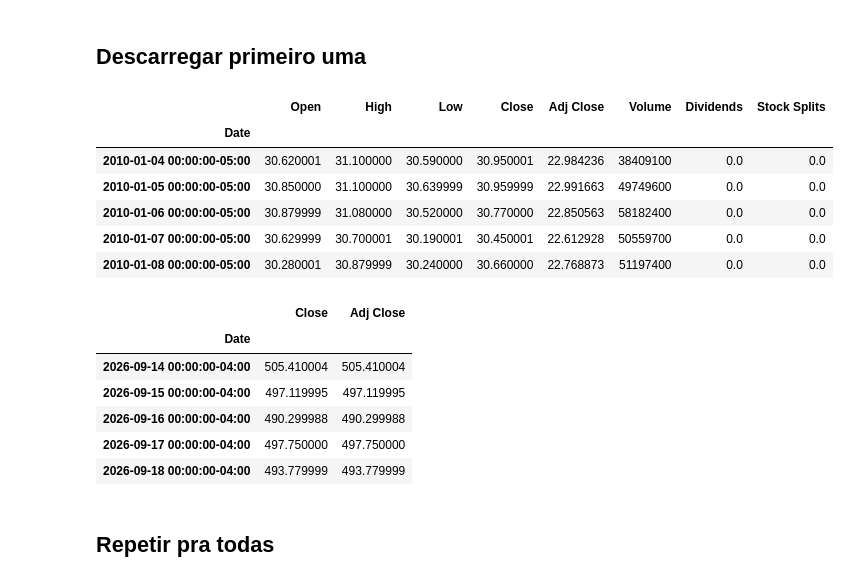
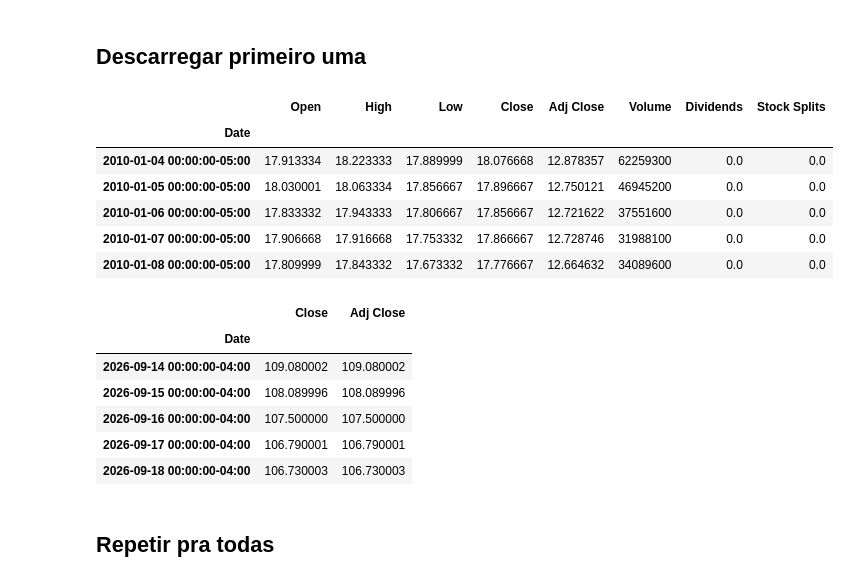
Before and after one commit to Troniospt/Projecto_Asset, a Jupyter notebook: notebooks/01_coleta_e_tratamento.ipynb, the cells around one changed output. Saved outputs shown, nothing was run; the diff lists cells and outputs as text; code cells hidden in the pictures.

```diff
--- a/notebooks/01_coleta_e_tratamento.ipynb
+++ b/notebooks/01_coleta_e_tratamento.ipynb
@@ -94,33 +94,33 @@ Fim: 2026-09-21
 # %% [markdown]
 ## Descarregar primeiro uma
 # %%
-exemplo = yf.Ticker('MSFT').history(
+exemplo = yf.Ticker('WMT').history(
     start=inicio,
     end=fim.strftime('%Y-%m-%d'),
     auto_adjust=False,
     actions=True,
     repair=False
 )
 
 
 
 display(exemplo.head())
 display(exemplo[['Close', 'Adj Close']].tail())
 # %% [output]
 |  | Open | High | Low | Close | Adj Close | Volume | Dividends | Stock Splits |
 | Date |  |  |  |  |  |  |  |  |
-| 2010-01-04 00:00:00-05:00 | 30.620001 | 31.100000 | 30.590000 | 30.950001 | 22.984236 | 38409100 | 0.0 | 0.0 |
-| 2010-01-05 00:00:00-05:00 | 30.850000 | 31.100000 | 30.639999 | 30.959999 | 22.991663 | 49749600 | 0.0 | 0.0 |
-| 2010-01-06 00:00:00-05:00 | 30.879999 | 31.080000 | 30.520000 | 30.770000 | 22.850563 | 58182400 | 0.0 | 0.0 |
-| 2010-01-07 00:00:00-05:00 | 30.629999 | 30.700001 | 30.190001 | 30.450001 | 22.612928 | 50559700 | 0.0 | 0.0 |
-| 2010-01-08 00:00:00-05:00 | 30.280001 | 30.879999 | 30.240000 | 30.660000 | 22.768873 | 51197400 | 0.0 | 0.0 |
+| 2010-01-04 00:00:00-05:00 | 17.913334 | 18.223333 | 17.889999 | 18.076668 | 12.878357 | 62259300 | 0.0 | 0.0 |
+| 2010-01-05 00:00:00-05:00 | 18.030001 | 18.063334 | 17.856667 | 17.896667 | 12.750121 | 46945200 | 0.0 | 0.0 |
+| 2010-01-06 00:00:00-05:00 | 17.833332 | 17.943333 | 17.806667 | 17.856667 | 12.721622 | 37551600 | 0.0 | 0.0 |
+| 2010-01-07 00:00:00-05:00 | 17.906668 | 17.916668 | 17.753332 | 17.866667 | 12.728746 | 31988100 | 0.0 | 0.0 |
+| 2010-01-08 00:00:00-05:00 | 17.809999 | 17.843332 | 17.673332 | 17.776667 | 12.664632 | 34089600 | 0.0 | 0.0 |
 |  | Close | Adj Close |
 | Date |  |  |
-| 2026-09-14 00:00:00-04:00 | 505.410004 | 505.410004 |
-| 2026-09-15 00:00:00-04:00 | 497.119995 | 497.119995 |
-| 2026-09-16 00:00:00-04:00 | 490.299988 | 490.299988 |
-| 2026-09-17 00:00:00-04:00 | 497.750000 | 497.750000 |
-| 2026-09-18 00:00:00-04:00 | 493.779999 | 493.779999 |
+| 2026-09-14 00:00:00-04:00 | 109.080002 | 109.080002 |
+| 2026-09-15 00:00:00-04:00 | 108.089996 | 108.089996 |
+| 2026-09-16 00:00:00-04:00 | 107.500000 | 107.500000 |
+| 2026-09-17 00:00:00-04:00 | 106.790001 | 106.790001 |
+| 2026-09-18 00:00:00-04:00 | 106.730003 | 106.730003 |
 # %% [markdown]
 ## Repetir pra todas
 # %%
```
Also changed, not shown: parts of 1 cell of this notebook.
